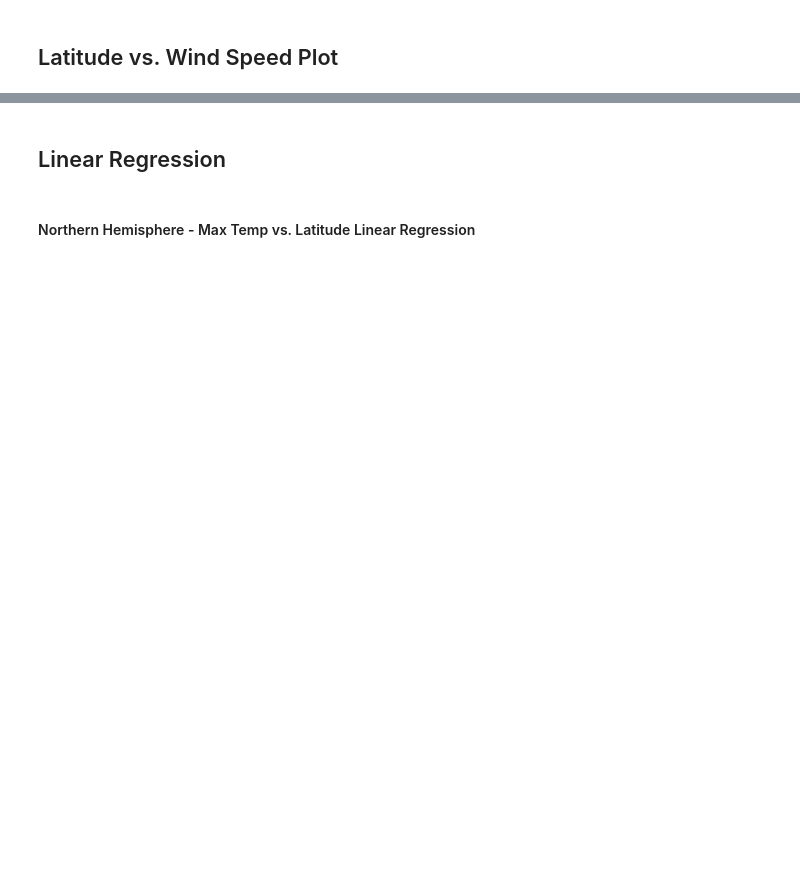
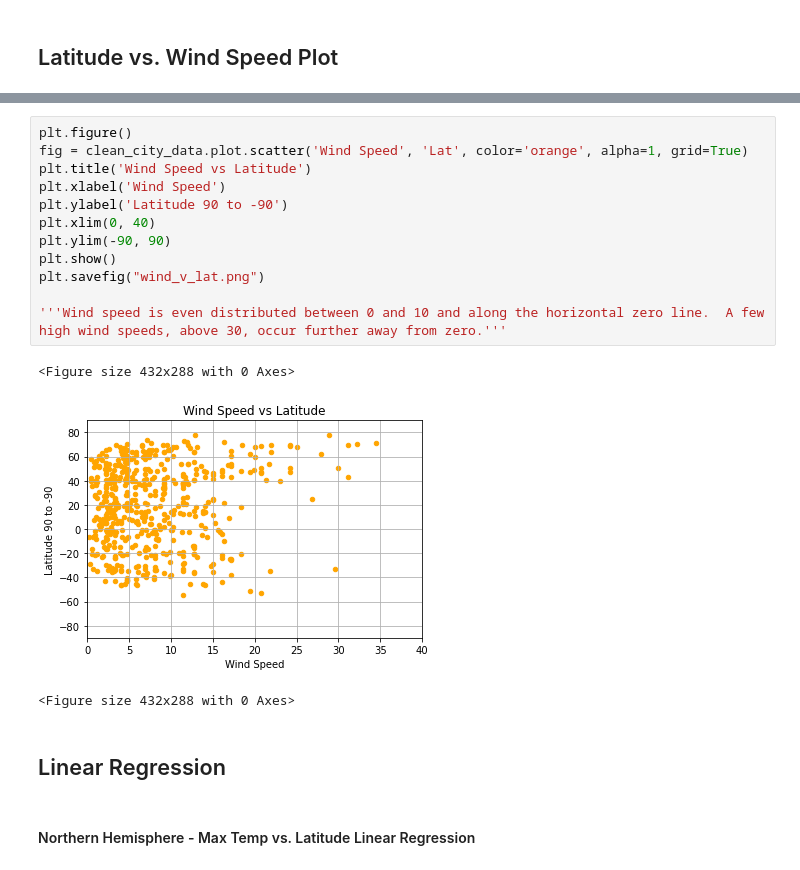
Before and after one commit to PeterGeorgeVlahos/Python-API, a Jupyter notebook: WeatherPy/WeatherPy.ipynb, the cells around one changed output, grey strips where cells are left out. Saved outputs shown, nothing was run; the diff lists cells and outputs as text; blank space fills up the shorter version.

```diff
--- a/WeatherPy/WeatherPy.ipynb
+++ b/WeatherPy/WeatherPy.ipynb
@@ -329,3 +302,19 @@ Int64Index([], dtype='int64')
+# %%
+plt.figure()
+fig = clean_city_data.plot.scatter('Wind Speed', 'Lat', color='orange', alpha=1, grid=True)
+plt.title('Wind Speed vs Latitude')
+plt.xlabel('Wind Speed')
+plt.ylabel('Latitude 90 to -90')
+plt.xlim(0, 40)
+plt.ylim(-90, 90)
+plt.show()
+plt.savefig("wind_v_lat.png")
+
+'''Wind speed is even distributed between 0 and 10 and along the horizontal zero line.  A few high wind speeds, above 30, occur further away from zero.'''
+# %% [output]
+<Figure size 432x288 with 0 Axes>
+[figure, added]
+<Figure size 432x288 with 0 Axes>
 # %% [markdown]
 ## Linear Regression
 # %% [markdown]
```
Also changed, not shown: parts of 42 cells of this notebook.
